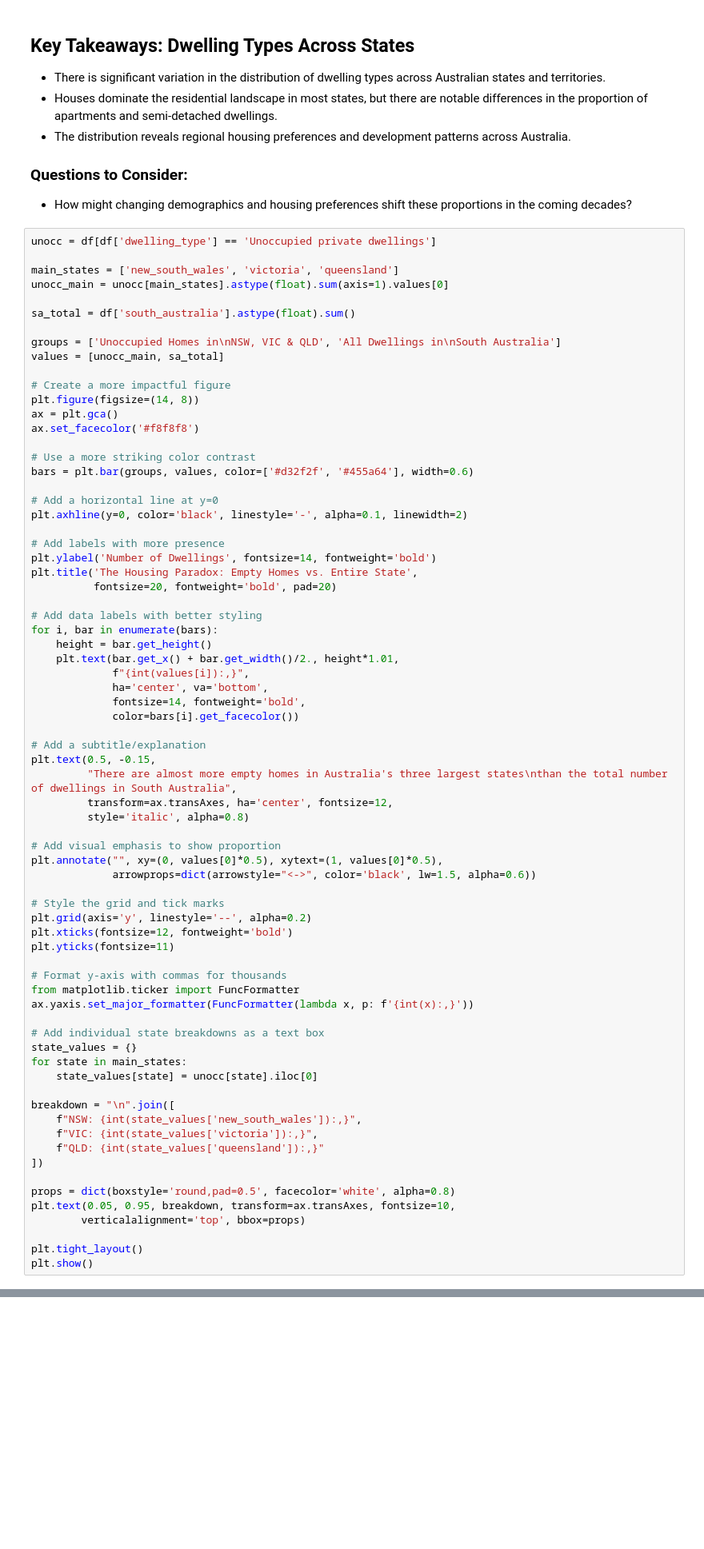
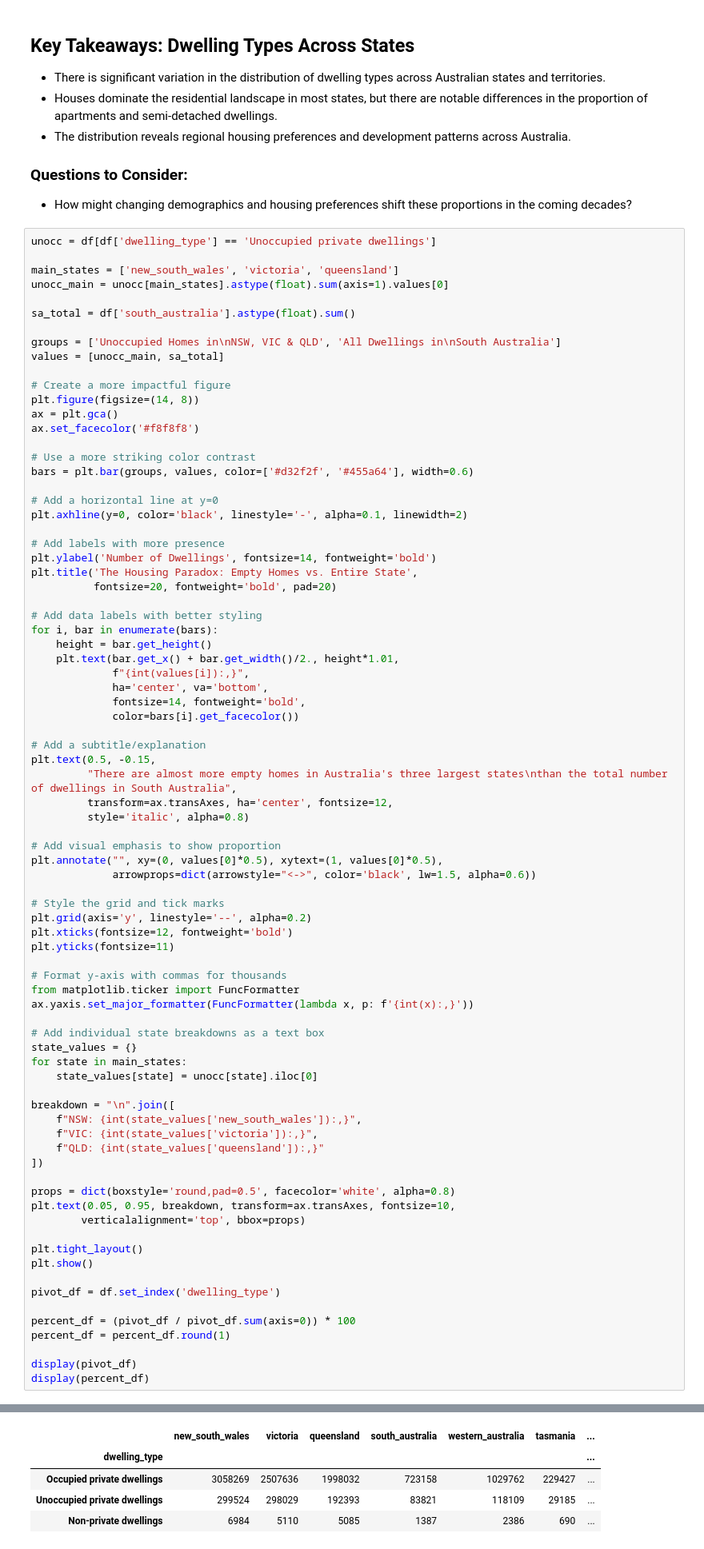
Before and after one commit to accidentalscientist/daily_data_analytics_june2025, a Jupyter notebook: week02_day03/property_part3.ipynb, the cells around one changed output, grey strips where cells are left out. Shown at 80% size. Cells and saved outputs as stored; diff of their text form; blank space fills up the shorter version.

```diff
--- a/week02_day03/property_part3.ipynb
+++ b/week02_day03/property_part3.ipynb
@@ -233,30 +236,43 @@ plt.annotate("", xy=(0, values[0]*0.5), xytext=(1, values[0]*0.5),
              arrowprops=dict(arrowstyle="<->", color='black', lw=1.5, alpha=0.6))
 
 # Style the grid and tick marks
 plt.grid(axis='y', linestyle='--', alpha=0.2)
 plt.xticks(fontsize=12, fontweight='bold')
 plt.yticks(fontsize=11)
 
 # Format y-axis with commas for thousands
 from matplotlib.ticker import FuncFormatter
 ax.yaxis.set_major_formatter(FuncFormatter(lambda x, p: f'{int(x):,}'))
 
 # Add individual state breakdowns as a text box
 state_values = {}
 for state in main_states:
     state_values[state] = unocc[state].iloc[0]
 
 breakdown = "\n".join([
     f"NSW: {int(state_values['new_south_wales']):,}",
     f"VIC: {int(state_values['victoria']):,}",
     f"QLD: {int(state_values['queensland']):,}"
 ])
 
 props = dict(boxstyle='round,pad=0.5', facecolor='white', alpha=0.8)
 plt.text(0.05, 0.95, breakdown, transform=ax.transAxes, fontsize=10,
         verticalalignment='top', bbox=props)
 
 plt.tight_layout()
 plt.show()
+
+pivot_df = df.set_index('dwelling_type')
+
+percent_df = (pivot_df / pivot_df.sum(axis=0)) * 100
+percent_df = percent_df.round(1)
+
+display(pivot_df)
+display(percent_df)
 # %% [output]
 [figure]
+|  | new_south_wales | victoria | queensland | south_australia | western_australia | tasmania | ... |
+| dwelling_type |  |  |  |  |  |  | ... |
+| Occupied private dwellings | 3058269 | 2507636 | 1998032 | 723158 | 1029762 | 229427 | ... |
+| Unoccupied private dwellings | 299524 | 298029 | 192393 | 83821 | 118109 | 29185 | ... |
+| Non-private dwellings | 6984 | 5110 | 5085 | 1387 | 2386 | 690 | ... |
```
Also changed, not shown: parts of 3 cells of this notebook, 1 other file.
